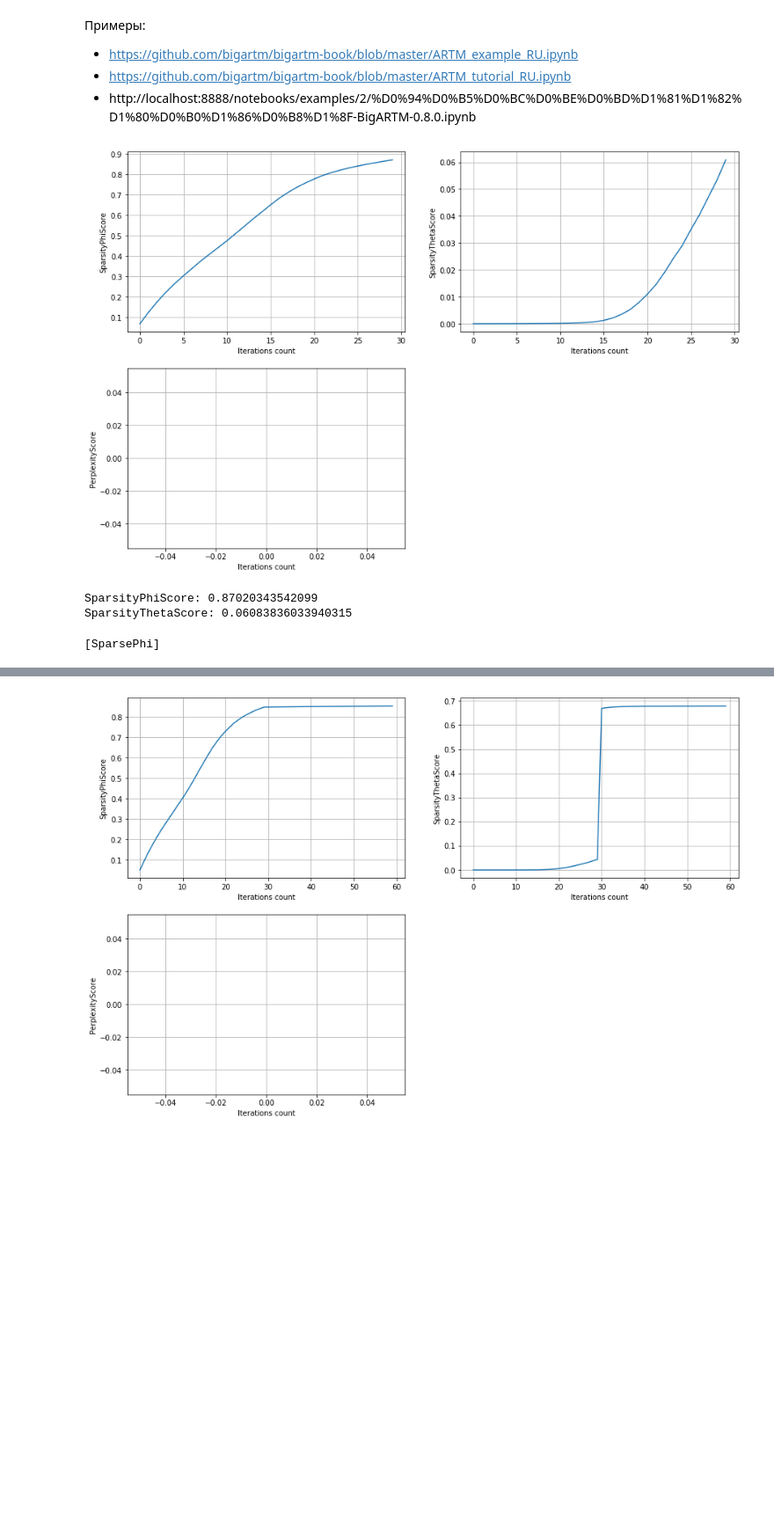
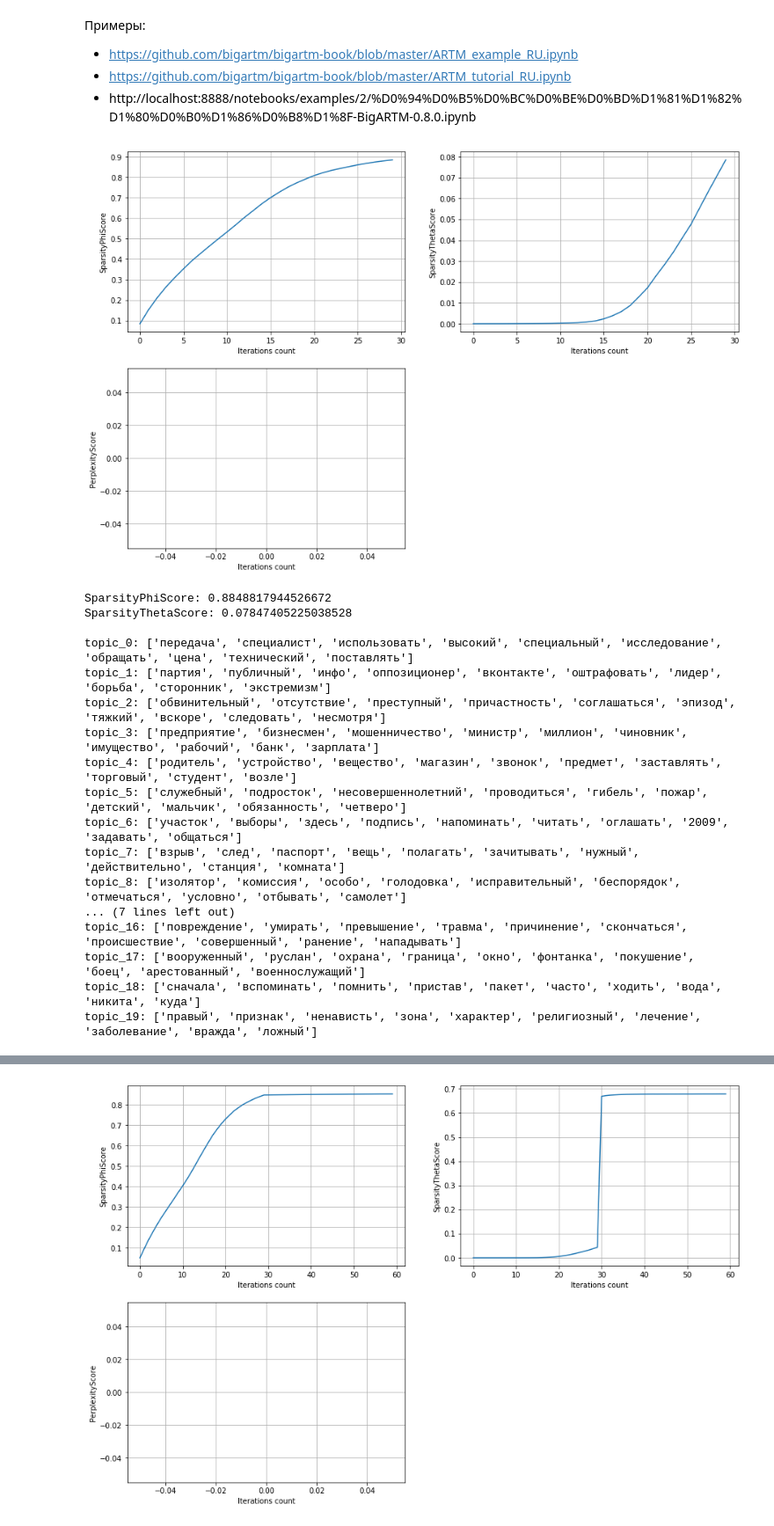
Before and after one commit to Kirmark/bachelor-qualification-work, a Jupyter notebook: application/models/create_model.ipynb, the cells around one changed output, grey strips where cells are left out. Shown: that part at 88% size. Cells and saved outputs as stored; diff of their text form; code cells hidden in the pictures; blank space fills up the shorter version.

Commit message:
исследование регуляризаторов

```diff
--- a/application/models/create_model.ipynb
+++ b/application/models/create_model.ipynb
@@ -91,8 +84,31 @@ model_artm.scores.add(artm.TopTokensScore(name='TopTokensScore', num_tokens=10))
 #model_artm.scores.add(artm.TopicKernelScore(name='TopicKernelScore', probability_mass_threshold=0.3))
 
 model_artm.save("news_model_0")
+# %%
+def new_default_model(topic_count, dictionary):
+    # Создание модели
+    model_artm = artm.ARTM(topic_names=['topic_{}'.format(i) for i in range(topic_count)],
+                           cache_theta=True,
+                           #class_ids={'text': 1.0},
+                          )
+
+    # Инициализация модели
+    model_artm.initialize(dictionary=dictionary)
+    model_artm.num_document_passes = 1
+
+    # Установка отслеживаемых параметров
+    model_artm.scores.add(artm.SparsityPhiScore(name='SparsityPhiScore'))
+    model_artm.scores.add(artm.SparsityThetaScore(name='SparsityThetaScore'))
+    model_artm.scores.add(artm.PerplexityScore(name='PerplexityScore', dictionary=dictionary))
+    model_artm.scores.add(artm.TopTokensScore(name='TopTokensScore', num_tokens=10))
+    #model_artm.scores.add(artm.TopicKernelScore(name='TopicKernelScore', probability_mass_threshold=0.3))
+
+    return model_artm
 # %%
 def model_print_results(model_artm):
+
+    # Графики
+
     fig = plt.figure(figsize=(15, 10))
 
     ax1 = fig.add_subplot(221)   #top left
@@ -114,8 +130,21 @@ def model_print_results(model_artm):
     ax3.grid(True)
 
     plt.show()
+
+
+    # Конечные значения
+
     print("SparsityPhiScore:", model_artm.score_tracker["SparsityPhiScore"].last_value)
     print("SparsityThetaScore:", model_artm.score_tracker["SparsityThetaScore"].last_value)
+    print()
+
+
+    # Главные слова в темах
+
+    topic_list = list(model_artm.score_tracker['TopTokensScore'].last_tokens.keys())
+    for topic_name in topic_list:
+        print(topic_name + ': ', end='')
+        print(model_artm.score_tracker['TopTokensScore'].last_tokens[topic_name])
 # %% [markdown]
 Примеры:
 * https://github.com/bigartm/bigartm-book/blob/master/ARTM_example_RU.ipynb
@@ -124,21 +153,35 @@ def model_print_results(model_artm):
 # %%
 # Модель 1
 # Запуск регуляризатора SparsePhi
 
+model_artm = new_default_model(topic_count, dictionary)
 model_artm.load("news_model_0")
 
-model_artm.regularizers.add(artm.SmoothSparsePhiRegularizer(name='SparsePhi'), overwrite=True)
-model_artm.regularizers['SparsePhi'].tau = -4
+r_SparsePhi_name = 'SparsePhi'
+if r_SparsePhi_name not in list(model_artm.regularizers.data):
+    model_artm.regularizers.add(artm.SmoothSparsePhiRegularizer(name=r_SparsePhi_name))
+model_artm.regularizers[r_SparsePhi_name].tau = -5
 
 model_artm.fit_offline(batch_vectorizer=batch_vectorizer, num_collection_passes=30)
 model_print_results(model_artm)
 
 model_artm.save("news_model_1")
 # %% [output]
-[figure, old version]
+[figure, new version]
-SparsityPhiScore: 0.87020343542099
-SparsityThetaScore: 0.06083836033940315
+SparsityPhiScore: 0.8848817944526672
+SparsityThetaScore: 0.07847405225038528
+
+topic_0: ['передача', 'специалист', 'использовать', 'высокий', 'специальный', 'исследование', 'обращать', 'цена', 'технический', 'поставлять']
+topic_1: ['партия', 'публичный', 'инфо', 'оппозиционер', 'вконтакте', 'оштрафовать', 'лидер', 'борьба', 'сторонник', 'экстремизм']
+topic_2: ['обвинительный', 'отсутствие', 'преступный', 'причастность', 'соглашаться', 'эпизод', 'тяжкий', 'вскоре', 'следовать', 'несмотря']
+topic_3: ['предприятие', 'бизнесмен', 'мошенничество', 'министр', 'миллион', 'чиновник', 'имущество', 'рабочий', 'банк', 'зарплата']
+topic_4: ['родитель', 'устройство', 'вещество', 'магазин', 'звонок', 'предмет', 'заставлять', 'торговый', 'студент', 'возле']
+topic_5: ['служебный', 'подросток', 'несовершеннолетний', 'проводиться', 'гибель', 'пожар', 'детский', 'мальчик', 'обязанность', 'четверо']
+topic_6: ['участок', 'выборы', 'здесь', 'подпись', 'напоминать', 'читать', 'оглашать', '2009', 'задавать', 'общаться']
+topic_7: ['взрыв', 'след', 'паспорт', 'вещь', 'полагать', 'зачитывать', 'нужный', 'действительно', 'станция', 'комната']
+topic_8: ['изолятор', 'комиссия', 'особо', 'голодовка', 'исправительный', 'беспорядок', 'отмечаться', 'условно', 'отбывать', 'самолет']
+... (7 lines left out)
+topic_16: ['повреждение', 'умирать', 'превышение', 'травма', 'причинение', 'скончаться', 'происшествие', 'совершенный', 'ранение', 'нападывать']
+topic_17: ['вооруженный', 'руслан', 'охрана', 'граница', 'окно', 'фонтанка', 'покушение', 'боец', 'арестованный', 'военнослужащий']
+topic_18: ['сначала', 'вспоминать', 'помнить', 'пристав', 'пакет', 'часто', 'ходить', 'вода', 'никита', 'куда']
+topic_19: ['правый', 'признак', 'ненависть', 'зона', 'характер', 'религиозный', 'лечение', 'заболевание', 'вражда', 'ложный']
-# %%
-model_artm.regularizers
-# %% [output]
-[SparsePhi]
```
Also changed, not shown: parts of 8 cells of this notebook, 4 other files.
